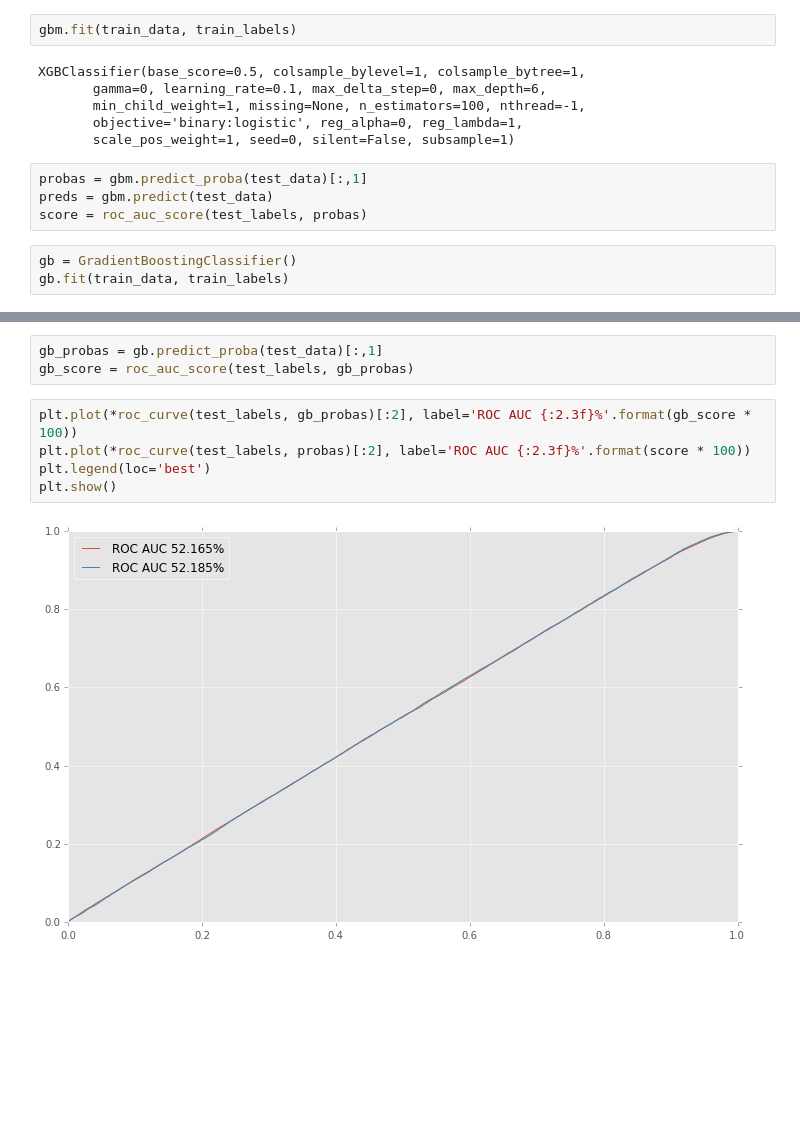
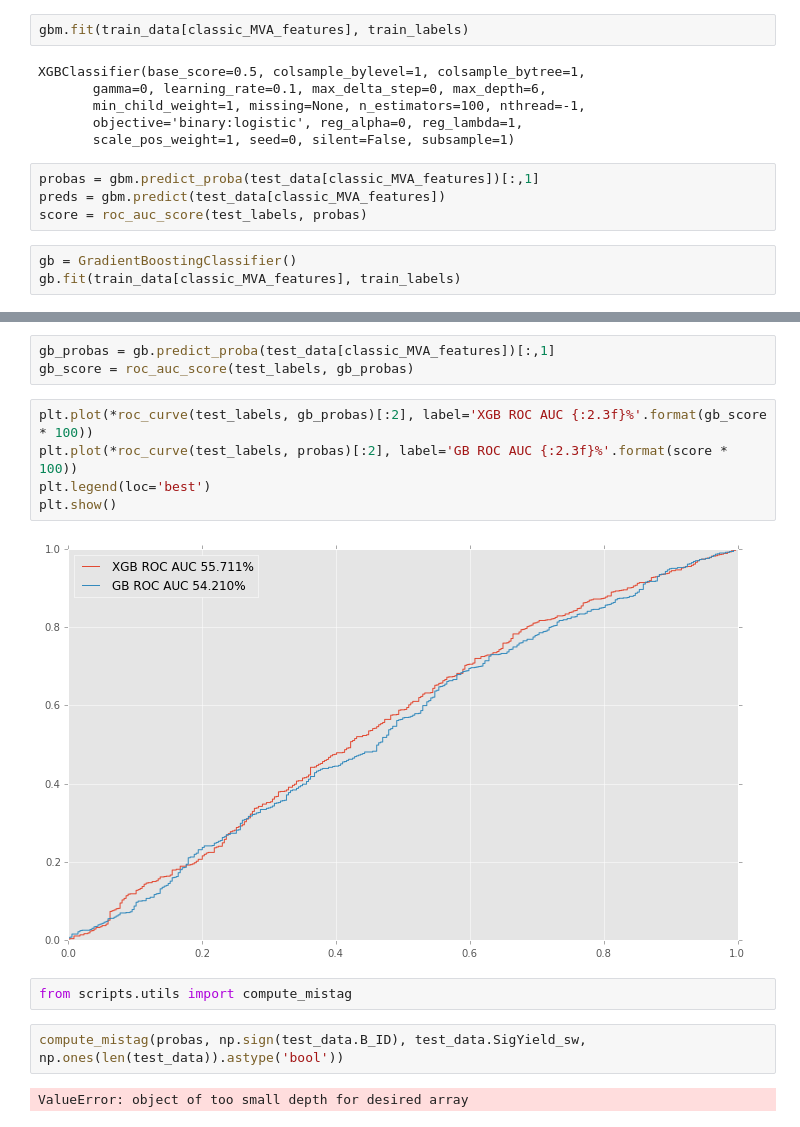
Before and after one commit to bixel/fttrainer, a Jupyter notebook: pandas-training-test.ipynb, the cells around one changed output, grey strips where cells are left out. Cells and saved outputs as stored; diff of their text form; blank space fills up the shorter version.

```diff
--- a/pandas-training-test.ipynb
+++ b/pandas-training-test.ipynb
@@ -119,7 +139,7 @@ train_data, test_data, train_labels, test_labels = train_test_split(classic_data
 # %%
 gbm = xgb.XGBClassifier(max_depth=6, silent=False)
 # %%
-gbm.fit(train_data, train_labels)
+gbm.fit(train_data[classic_MVA_features], train_labels)
 # %% [output]
 XGBClassifier(base_score=0.5, colsample_bylevel=1, colsample_bytree=1,
        gamma=0, learning_rate=0.1, max_delta_step=0, max_depth=6,
@@ -127,9 +147,9 @@ XGBClassifier(base_score=0.5, colsample_bylevel=1, colsample_bytree=1,
        objective='binary:logistic', reg_alpha=0, reg_lambda=1,
        scale_pos_weight=1, seed=0, silent=False, subsample=1)
 # %%
-probas = gbm.predict_proba(test_data)[:,1]
-preds = gbm.predict(test_data)
+probas = gbm.predict_proba(test_data[classic_MVA_features])[:,1]
+preds = gbm.predict(test_data[classic_MVA_features])
 score = roc_auc_score(test_labels, probas)
 # %%
 gb = GradientBoostingClassifier()
-gb.fit(train_data, train_labels)
+gb.fit(train_data[classic_MVA_features], train_labels)
@@ -136,10 +163,16 @@ gb.fit(train_data, train_labels)
 # %%
-gb_probas = gb.predict_proba(test_data)[:,1]
+gb_probas = gb.predict_proba(test_data[classic_MVA_features])[:,1]
 gb_score = roc_auc_score(test_labels, gb_probas)
 # %%
-plt.plot(*roc_curve(test_labels, gb_probas)[:2], label='ROC AUC {:2.3f}%'.format(gb_score * 100))
-plt.plot(*roc_curve(test_labels, probas)[:2], label='ROC AUC {:2.3f}%'.format(score * 100))
+plt.plot(*roc_curve(test_labels, gb_probas)[:2], label='XGB ROC AUC {:2.3f}%'.format(gb_score * 100))
+plt.plot(*roc_curve(test_labels, probas)[:2], label='GB ROC AUC {:2.3f}%'.format(score * 100))
 plt.legend(loc='best')
 plt.show()
 # %% [output]
-[figure, old version]
+[figure, new version]
+# %%
+from scripts.utils import compute_mistag
+# %%
+compute_mistag(probas, np.sign(test_data.B_ID), test_data.SigYield_sw, np.ones(len(test_data)).astype('bool'))
+# %% [output]
+ValueError: object of too small depth for desired array
```
Also changed, not shown: parts of 16 cells of this notebook, 2 other files.
